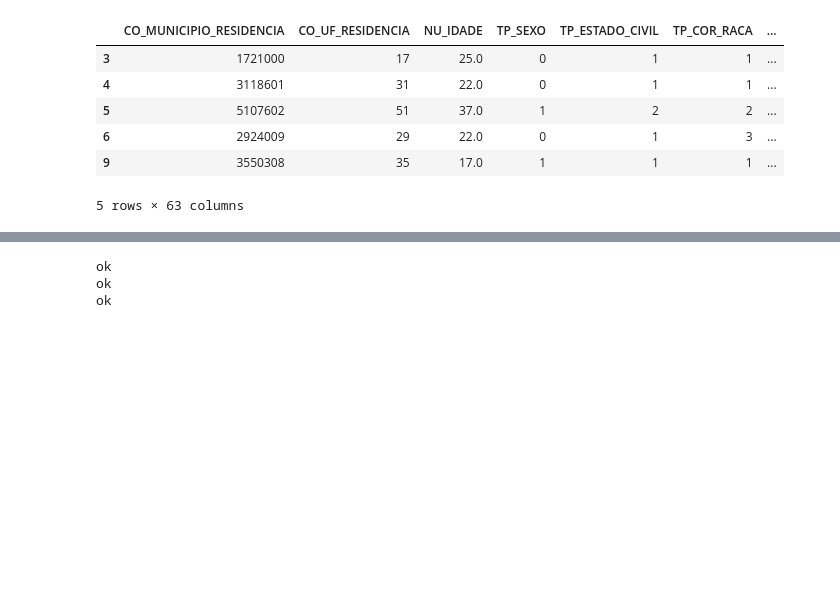
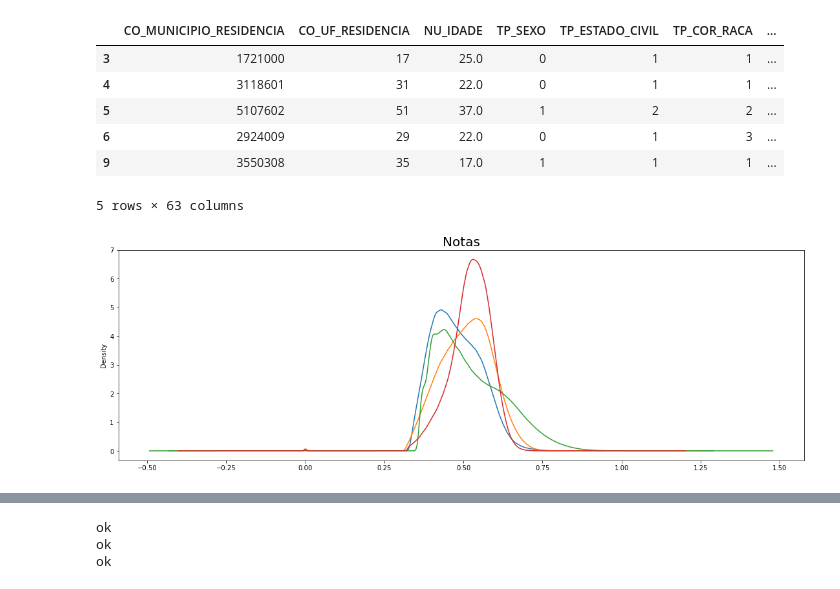
Before and after one commit to Bissiatti/Analise_dados_ENEM, a Jupyter notebook: Intro_Crisp_DM.ipynb, the cells around one changed output, grey strips where cells are left out. Cells and saved outputs as stored; diff of their text form; code cells hidden in the pictures; blank space fills up the shorter version.

```diff
--- a/Intro_Crisp_DM.ipynb
+++ b/Intro_Crisp_DM.ipynb
@@ -1203,12 +1203,17 @@ df.head()
 | 9 | 3550308 | 35 | 17.0 | 1 | 1 | 1 | ... |
 5 rows × 63 columns
 # %%
+#from sklearn.preprocessing import StandardScaler
 df["NU_NOTA_REDACAO"] = df["NU_NOTA_REDACAO"].map(lambda x: x/1000)
 
 def nota_norm(x):
-    x = (x-100)/np.sqrt(500)
+    x = x/1000
     return x
 
 
 for c in ["NU_NOTA_CN","NU_NOTA_CH","NU_NOTA_MT","NU_NOTA_LC"]:
     df[c] = df[c].map(lambda x: nota_norm(x))
+    df[c].plot.density(fontsize=10,figsize=(19, 6))
+    plt.title("Notas", size = 20)
+# %% [output]
+[figure, added]
```
Also changed, not shown: parts of 57 cells of this notebook.
